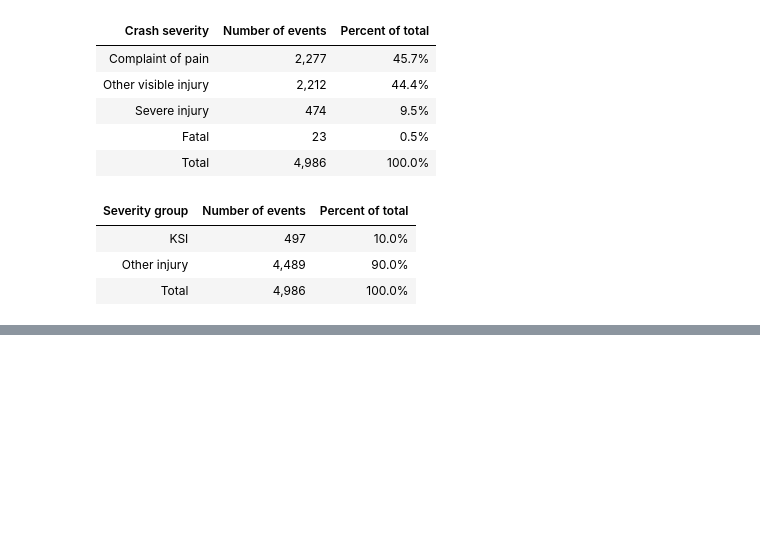
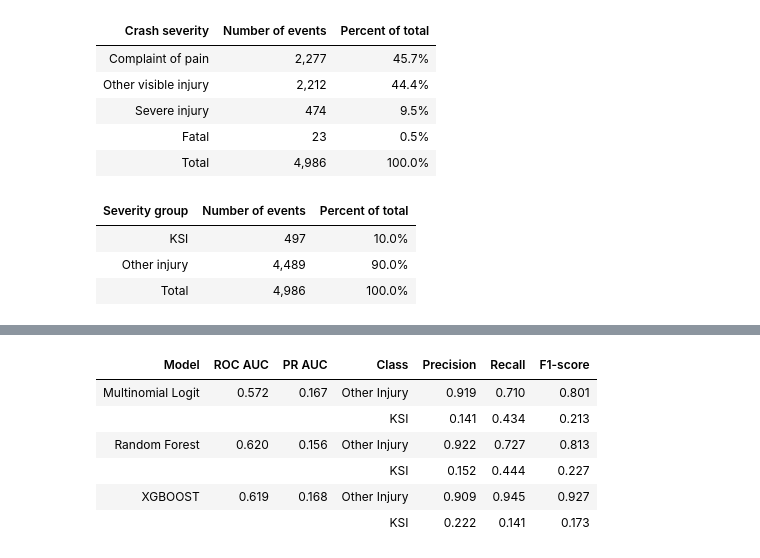
Before and after one commit to UCB-stat-159-f25/final-group07, a Jupyter notebook: Modelling.ipynb, the cells around one changed output, grey strips where cells are left out. Drawn from its saved outputs; the diff is of its cells as text; code cells hidden in the pictures; blank space fills up the shorter version.

```diff
--- a/Modelling.ipynb
+++ b/Modelling.ipynb
@@ -90,0 +284,48 @@ display(table.style.hide(axis="index").format({"Number of events": "{:,}", "Perc
+# %%
+# Detailed results table for each model and class
+rows = []
+for model, roc, pr, rep in [
+    ("Multinomial Logit", logit_roc_auc, logit_pr_auc, logit_report),
+    ("Random Forest",     rf_roc_auc,    rf_pr_auc,    rf_report),
+    ("XGBOOST",           xgb_roc_auc,   xgb_pr_auc,   xgb_report),
+]:
+    rows.append({"Model": model, "Class": "Other Injury",
+                 "ROC AUC": roc, "PR AUC": pr,
+                 "Precision": rep["0"]["precision"],
+                 "Recall": rep["0"]["recall"],
+                 "F1-score": rep["0"]["f1-score"]})
+    rows.append({"Model": model, "Class": "KSI",
+                 "ROC AUC": roc, "PR AUC": pr,
+                 "Precision": rep["1"]["precision"],
+                 "Recall": rep["1"]["recall"],
+                 "F1-score": rep["1"]["f1-score"]})
+
+table = pd.DataFrame(rows)
+
+# Blank duplicates for display
+mask = table["Model"].duplicated()
+table_display = table.copy()
+table_display.loc[mask, "Model"] = ""
+table_display.loc[mask, ["ROC AUC", "PR AUC"]] = np.nan
+
+# Ordering the columns: Model, ROC AUC, PR AUC, Class, Precision, Recall, F1-score
+cols = ["Model", "ROC AUC", "PR AUC", "Class", "Precision", "Recall", "F1-score"]
+table_display = table_display[cols]
+
+display(
+    table_display.style.hide(axis="index").format(
+        formatter={
+            "ROC AUC": "{:.3f}", "PR AUC": "{:.3f}",
+            "Precision": "{:.3f}", "Recall": "{:.3f}", "F1-score": "{:.3f}"
+        },
+        na_rep=""
+    )
+)
+# %% [output]
+| Model | ROC AUC | PR AUC | Class | Precision | Recall | F1-score |
+| Multinomial Logit | 0.572 | 0.167 | Other Injury | 0.919 | 0.710 | 0.801 |
+|  |  |  | KSI | 0.141 | 0.434 | 0.213 |
+| Random Forest | 0.620 | 0.156 | Other Injury | 0.922 | 0.727 | 0.813 |
+|  |  |  | KSI | 0.152 | 0.444 | 0.227 |
+| XGBOOST | 0.619 | 0.168 | Other Injury | 0.909 | 0.945 | 0.927 |
+|  |  |  | KSI | 0.222 | 0.141 | 0.173 |
```
Also changed, not shown: parts of 18 cells of this notebook, 4 other files.
